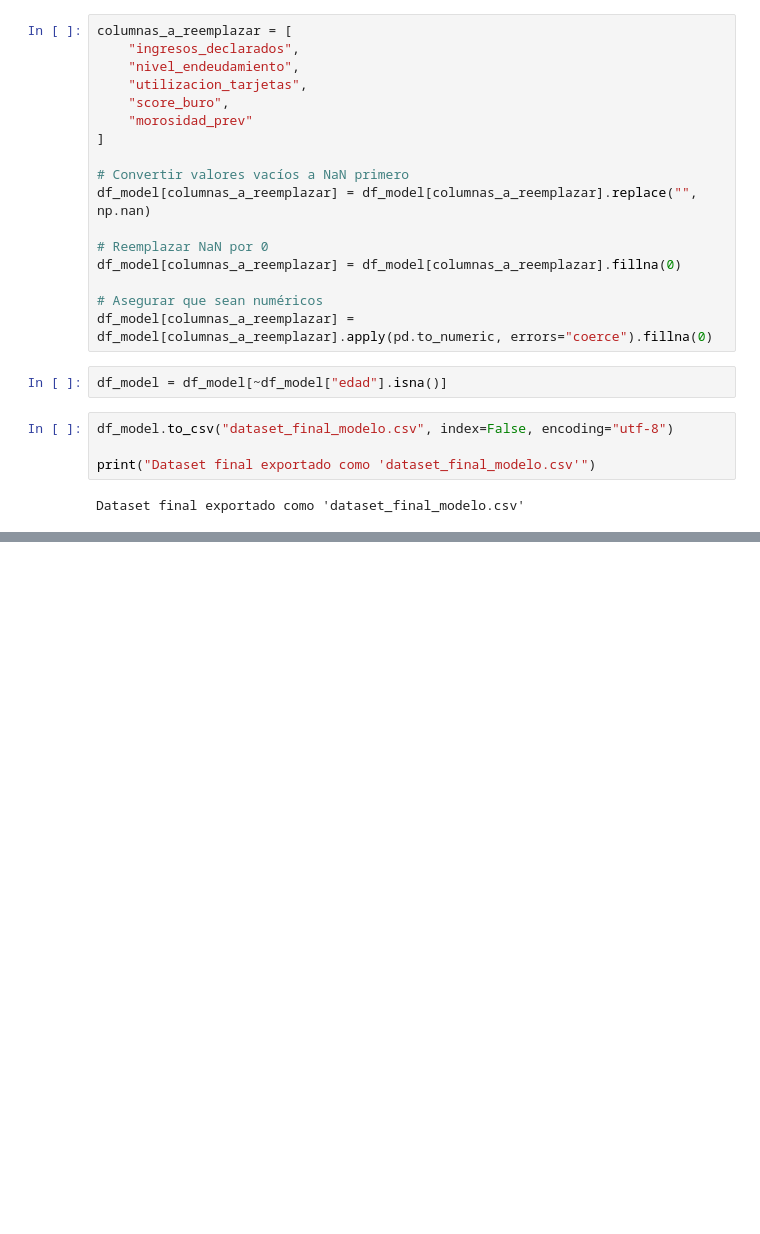
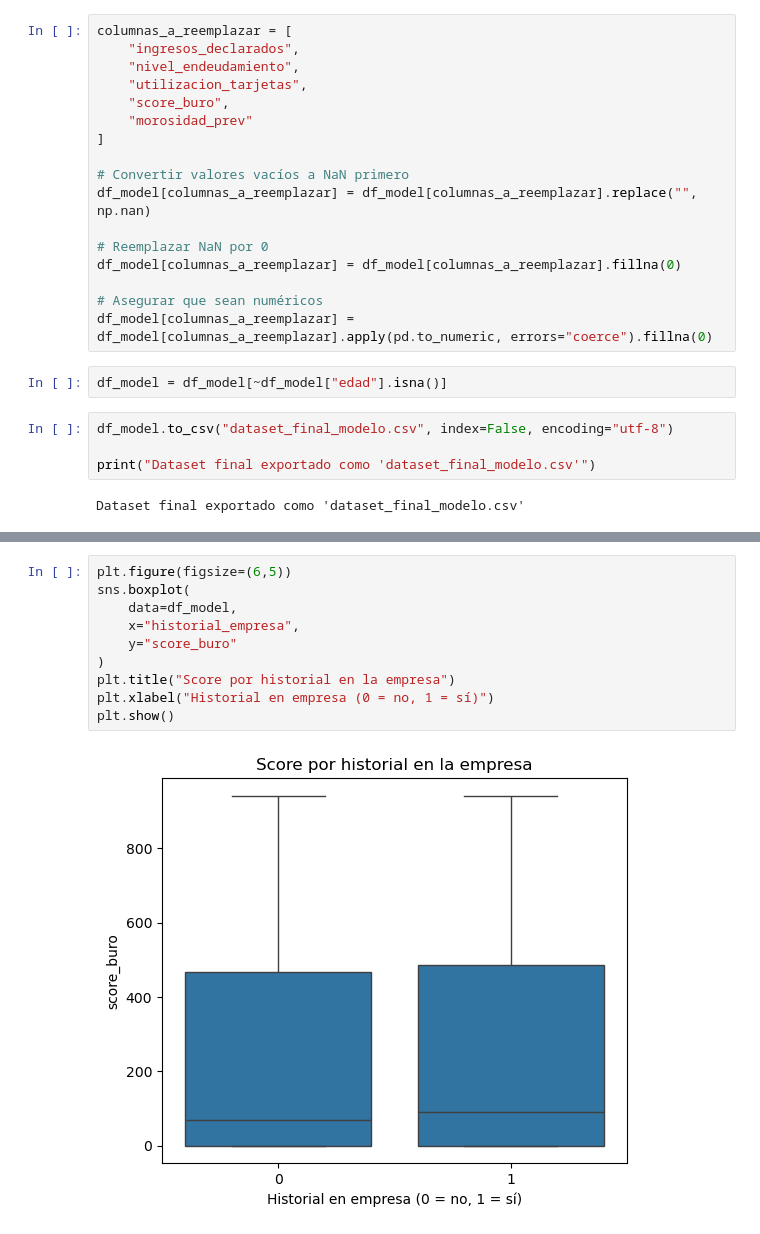
Before and after one commit to jessar98/tfmg10-credit_scoring, a Jupyter notebook: notebooks/experimentation/preprocesamiento_modelo.ipynb, the cells around one changed output, grey strips where cells are left out. Drawn from its saved outputs; the diff is of its cells as text; blank space fills up the shorter version.

```diff
--- a/notebooks/experimentation/preprocesamiento_modelo.ipynb
+++ b/notebooks/experimentation/preprocesamiento_modelo.ipynb
@@ -188,0 +255,12 @@ Dataset final exportado como 'dataset_final_modelo.csv'
+# %%
+plt.figure(figsize=(6,5))
+sns.boxplot(
+    data=df_model,
+    x="historial_empresa",
+    y="score_buro"
+)
+plt.title("Score por historial en la empresa")
+plt.xlabel("Historial en empresa (0 = no, 1 = sí)")
+plt.show()
+# %% [output]
+[figure, added]
```
Also changed, not shown: parts of 5 cells of this notebook.
